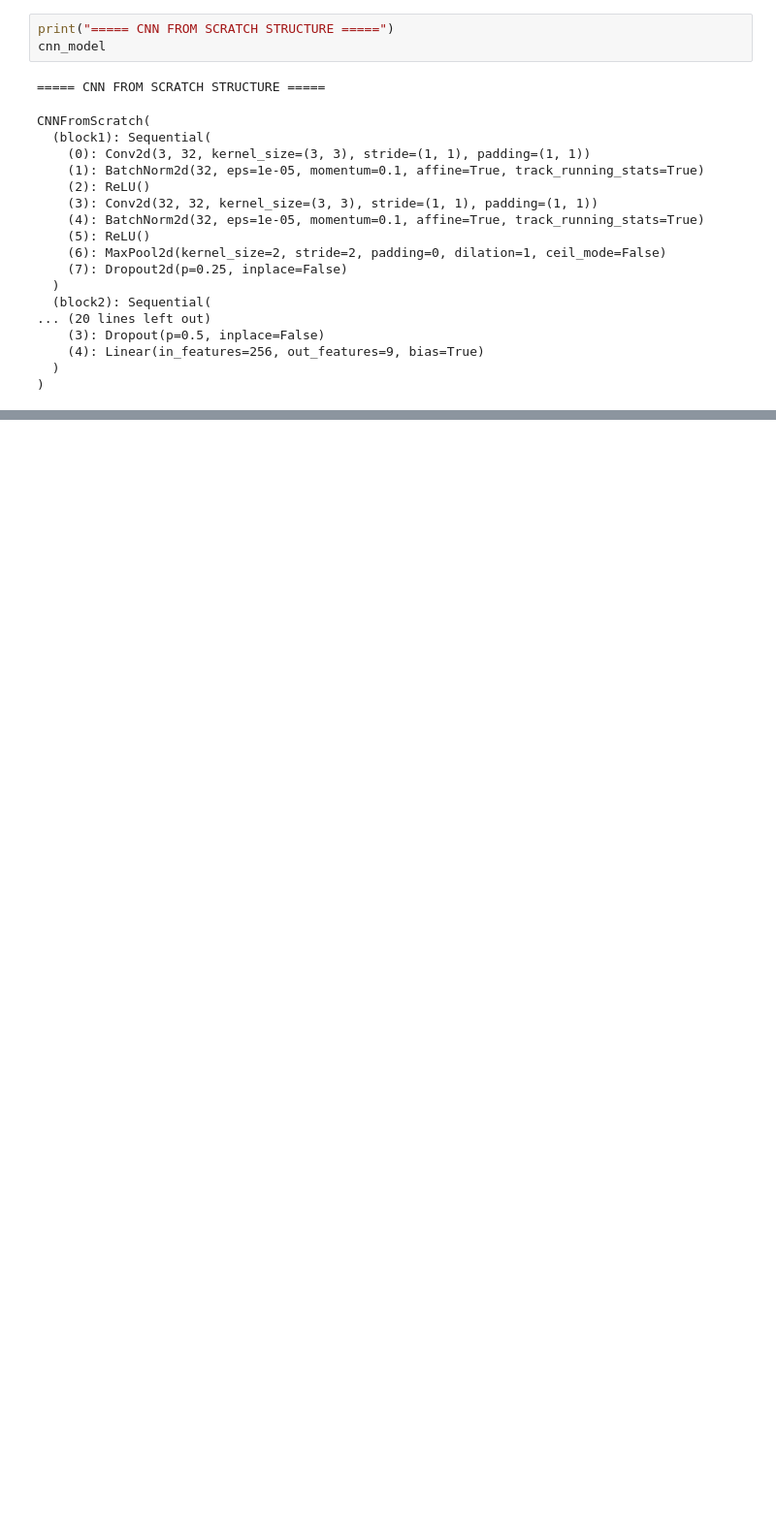
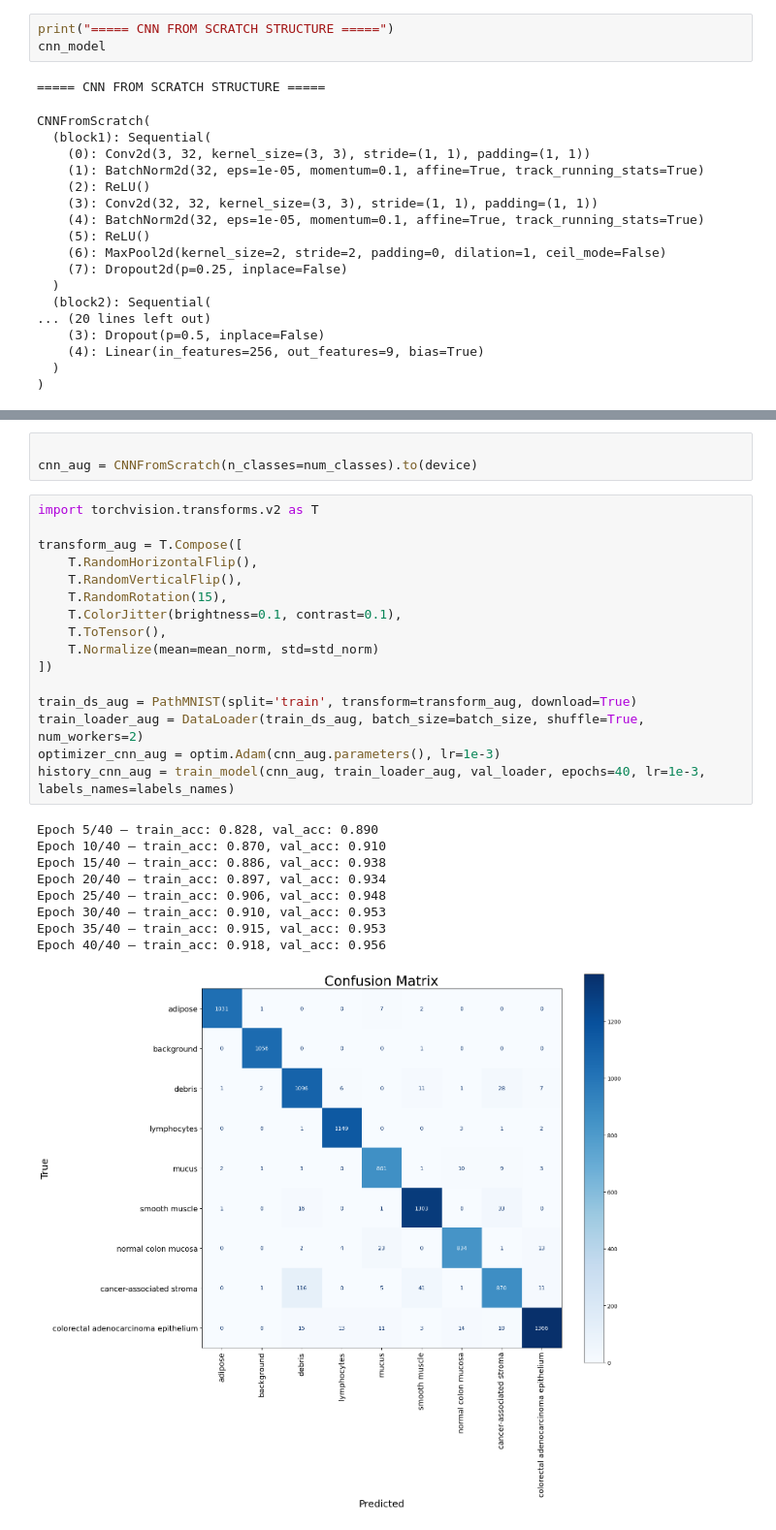
Before and after one commit to cmanell/Colorectal_cancer_DL_project, a Jupyter notebook: DL_project_colorectal_cancer.ipynb, the cells around one changed output, grey strips where cells are left out. Shown at 97% size. Cells and saved outputs as stored; diff of their text form; blank space fills up the shorter version.

```diff
--- a/DL_project_colorectal_cancer.ipynb
+++ b/DL_project_colorectal_cancer.ipynb
@@ -561,0 +681,29 @@ history_cnn_noaug = train_model(cnn_noaug, train_loader, val_loader, epochs=1, l
+# %%
+
+cnn_aug = CNNFromScratch(n_classes=num_classes).to(device)
+# %%
+import torchvision.transforms.v2 as T
+
+transform_aug = T.Compose([
+    T.RandomHorizontalFlip(),
+    T.RandomVerticalFlip(),
+    T.RandomRotation(15),
+    T.ColorJitter(brightness=0.1, contrast=0.1),
+    T.ToTensor(),
+    T.Normalize(mean=mean_norm, std=std_norm)
+])
+
+train_ds_aug = PathMNIST(split='train', transform=transform_aug, download=True)
+train_loader_aug = DataLoader(train_ds_aug, batch_size=batch_size, shuffle=True, num_workers=2)
+optimizer_cnn_aug = optim.Adam(cnn_aug.parameters(), lr=1e-3)
+history_cnn_aug = train_model(cnn_aug, train_loader_aug, val_loader, epochs=40, lr=1e-3, labels_names=labels_names)
+# %% [output]
+Epoch 5/40 — train_acc: 0.828, val_acc: 0.890
+Epoch 10/40 — train_acc: 0.870, val_acc: 0.910
+Epoch 15/40 — train_acc: 0.886, val_acc: 0.938
+Epoch 20/40 — train_acc: 0.897, val_acc: 0.934
+Epoch 25/40 — train_acc: 0.906, val_acc: 0.948
+Epoch 30/40 — train_acc: 0.910, val_acc: 0.953
+Epoch 35/40 — train_acc: 0.915, val_acc: 0.953
+Epoch 40/40 — train_acc: 0.918, val_acc: 0.956
+[figure, added]
```
Also changed, not shown: parts of 89 cells of this notebook.
